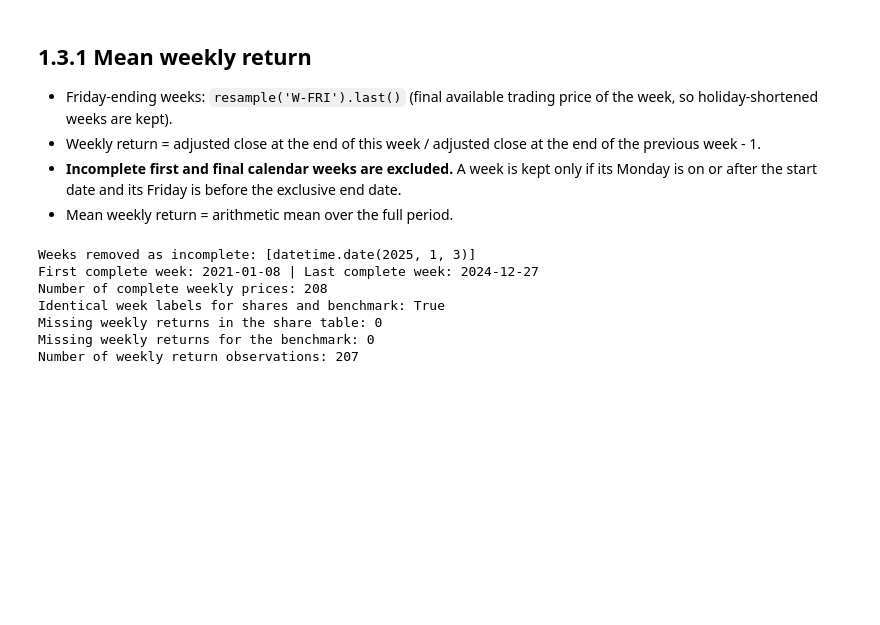
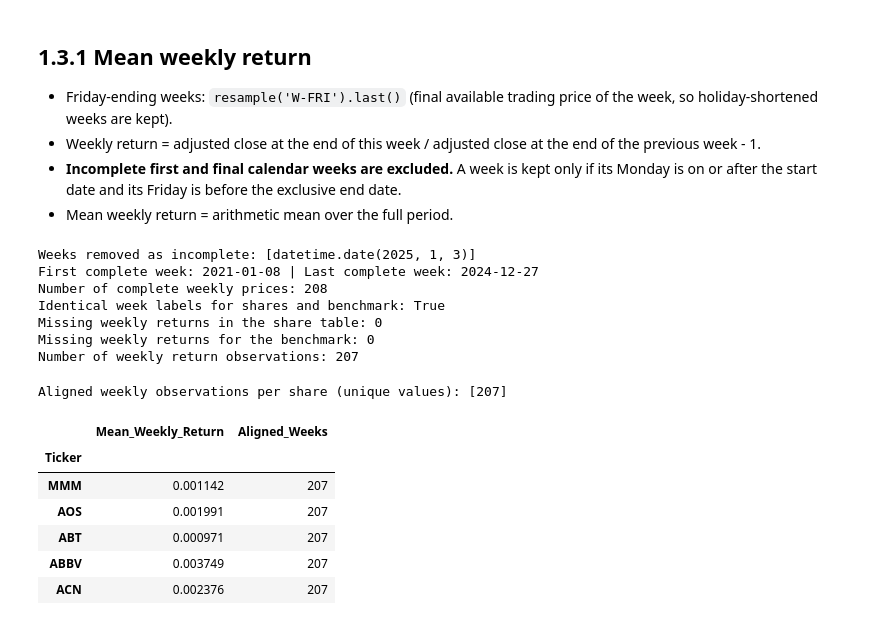
Before and after one commit to shahlyfayeek/crm-cwk1-stock-segmentation, a Jupyter notebook: CRM_CWK1_20521398.ipynb, the cells around one changed output. Saved outputs shown, nothing was run; the diff lists cells and outputs as text; code cells hidden in the pictures; blank space fills up the shorter version.

Commit message:
1.3.1 Calculate mean weekly return and check by hand

```diff
--- a/CRM_CWK1_20521398.ipynb
+++ b/CRM_CWK1_20521398.ipynb
@@ -364,3 +364,25 @@ Identical week labels for shares and benchmark: True
 Missing weekly returns in the share table: 0
 Missing weekly returns for the benchmark: 0
 Number of weekly return observations: 207
+# %%
+# --- Mean weekly return (arithmetic mean) ---
+mean_ret = pd.DataFrame({'Mean_Weekly_Return': weekly_ret.mean(),
+                         'Aligned_Weeks': weekly_ret.notna().sum()})
+mean_ret.index.name = 'Ticker'
+print('Aligned weekly observations per share (unique values):', mean_ret['Aligned_Weeks'].unique())
+
+mean_ret.to_csv(DATA_DIR + '/mean_weekly_return.csv')
+
+weekly_all = weekly_ret.copy()
+weekly_all[BENCH] = bench_ret
+weekly_all.to_csv(DATA_DIR + '/weekly_returns.csv.gz', compression='gzip')
+mean_ret.head()
+# %% [output]
+Aligned weekly observations per share (unique values): [207]
+|  | Mean_Weekly_Return | Aligned_Weeks |
+| Ticker |  |  |
+| MMM | 0.001142 | 207 |
+| AOS | 0.001991 | 207 |
+| ABT | 0.000971 | 207 |
+| ABBV | 0.003749 | 207 |
+| ACN | 0.002376 | 207 |
```
Also changed, not shown: parts of 1 cell of this notebook.
